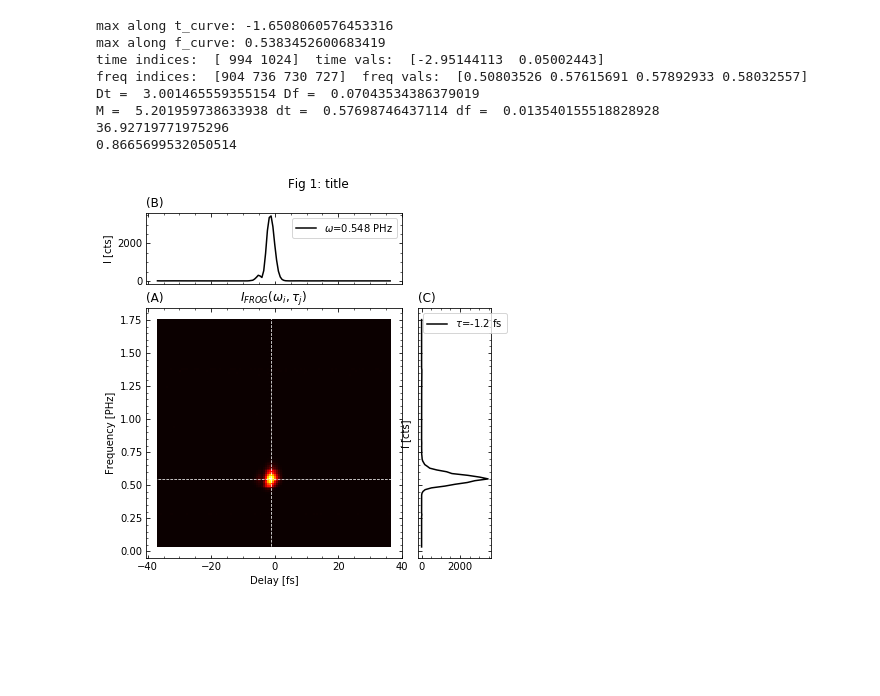
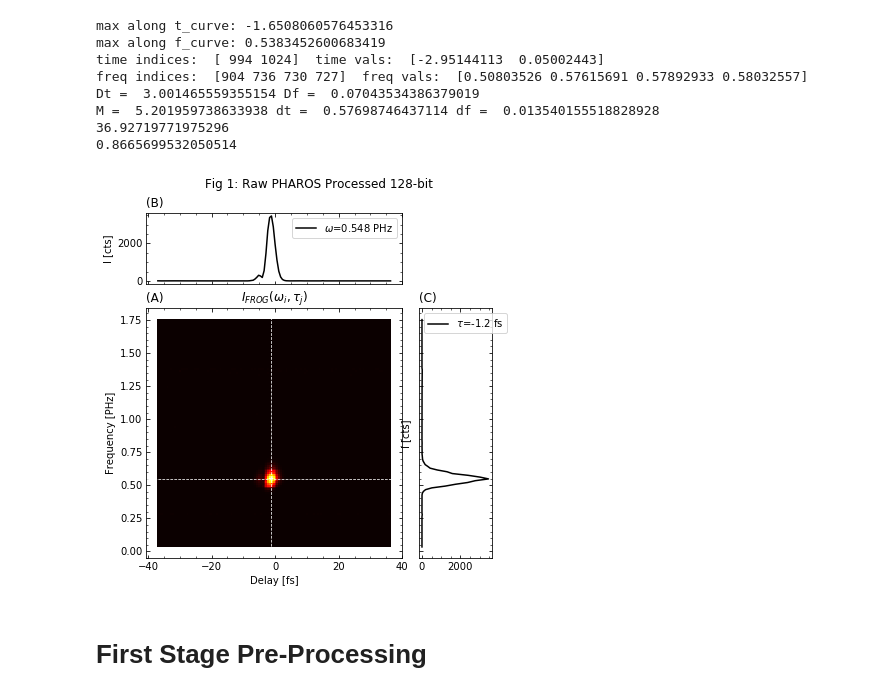
Before and after one commit to ChowdhuryGroup/FROG, a Jupyter notebook: processing4show.ipynb, the cells around one changed output. Drawn from its saved outputs; the diff is of its cells as text; code cells hidden in the pictures; blank space fills up the shorter version.

```diff
--- a/processing4show.ipynb
+++ b/processing4show.ipynb
@@ -82,8 +86,10 @@ mid_f = .9/h2th
 folder = './Raw_PHAROS_output/'
 fname = '128-bit-test'
 # %%
-(f_trace,fd_arr,ff_arr) = tst.man_snc(trace,d_arr,mid_d,f_arr,mid_f,N,dt,df,pad_trace=True,save=True,folder=folder,fname=fname)
+# (f_trace,fd_arr,ff_arr) = tst.man_snc(trace,d_arr,mid_d,f_arr,mid_f,N,dt,df,pad_trace=True,save=False,folder=folder,fname=fname)
 # %%
-tst.nice_plot(f_trace,fd_arr,-1./s2fs,ff_arr,.56/h2th)
+tst.nice_plot(f_trace,fd_arr,-1./s2fs,ff_arr,.56/h2th,title='Raw PHAROS Processed 128-bit',fname='rp_proc_128.png')
 # %% [output]
-[figure, old version]
+[figure, new version]
+# %% [markdown]
+# First Stage Pre-Processing
```
Also changed, not shown: parts of 12 cells of this notebook, 5 other files.
